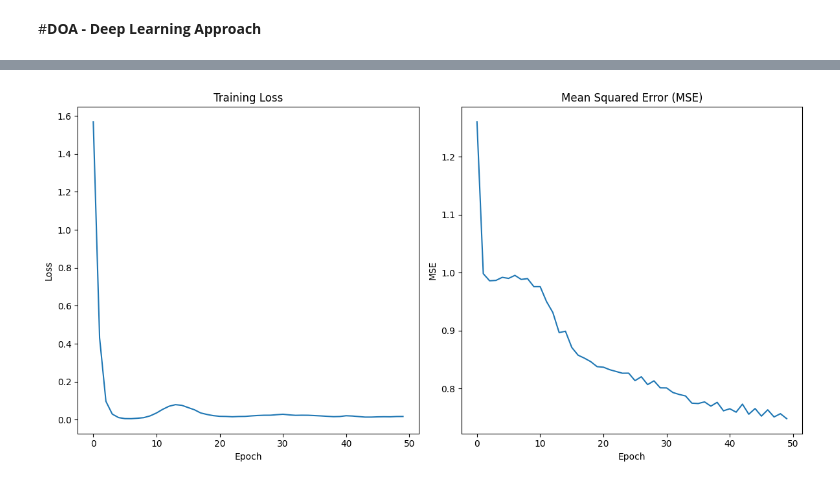
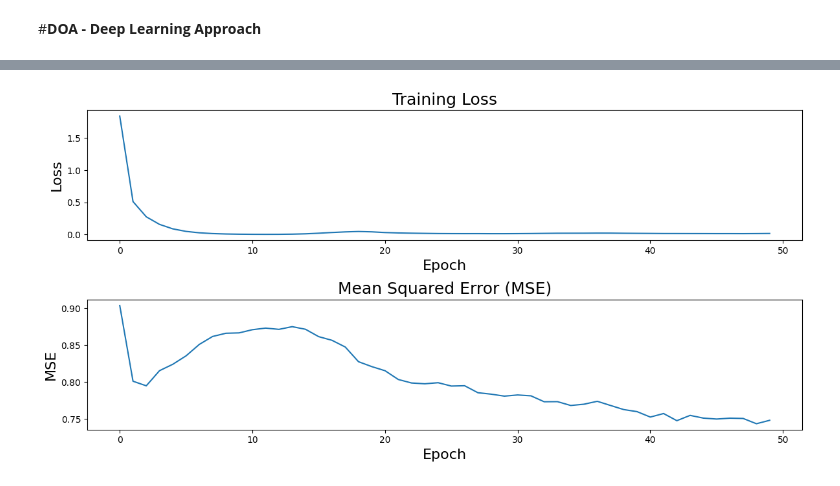
Before and after one commit to omerbokobza/DOAsAlgorithmsImpl, a Jupyter notebook: RADAR.ipynb, the cells around one changed output, grey strips where cells are left out. Saved outputs shown, nothing was run; the diff lists cells and outputs as text; code cells hidden in the pictures.

```diff
--- a/RADAR.ipynb
+++ b/RADAR.ipynb
@@ -760,8 +878,8 @@ from tensorflow.keras.layers import Dense
 import matplotlib.pyplot as plt
 
 # Generate your data with the same number of samples as used for training and testing
-num_samples = 1500  # Adjust the number of samples
-num_antennas = 16
+num_samples = 3000 # Adjust the number of samples
+num_antennas = 8
 num_sources = 2
 signal_dim = 100
 
@@ -802,7 +920,7 @@ y_pred = model.predict(X_test_scaled)
 # Calculate Mean Squared Error for each DOA angle
 mse = mean_squared_error(y_test, y_pred)
 
-desired_num_samples = 300  # Adjust to the number of samples you want
+desired_num_samples = 600  # Adjust to the number of samples you want
 
 if true_doas.shape[0] > desired_num_samples:
     true_doas = true_doas[:desired_num_samples, :]
@@ -871,18 +989,18 @@ for epoch in range(50):  # Train for 50 epochs
 
 # Plot the training loss
 plt.figure(figsize=(12, 6))
-plt.subplot(1, 2, 1)
+plt.subplot(2, 1, 1)
 plt.plot(loss_history)
-plt.title('Training Loss')
-plt.xlabel('Epoch')
-plt.ylabel('Loss')
+plt.title('Training Loss', size = 18)
+plt.xlabel('Epoch',size = 16)
+plt.ylabel('Loss', size = 16)
 
 # Plot the MSE
-plt.subplot(1, 2, 2)
+plt.subplot(2, 1, 2)
 plt.plot(mse_history)
-plt.title('Mean Squared Error (MSE)')
-plt.xlabel('Epoch')
-plt.ylabel('MSE')
+plt.title('Mean Squared Error (MSE)', size =18)
+plt.xlabel('Epoch', size = 16)
+plt.ylabel('MSE',size=16)
 
 plt.tight_layout()
 plt.show()
@@ -907,2 +1025,2 @@ plt.show()
-[figure, old version]
+[figure, new version]
 # %%
```
Also changed, not shown: parts of 19 cells of this notebook.
